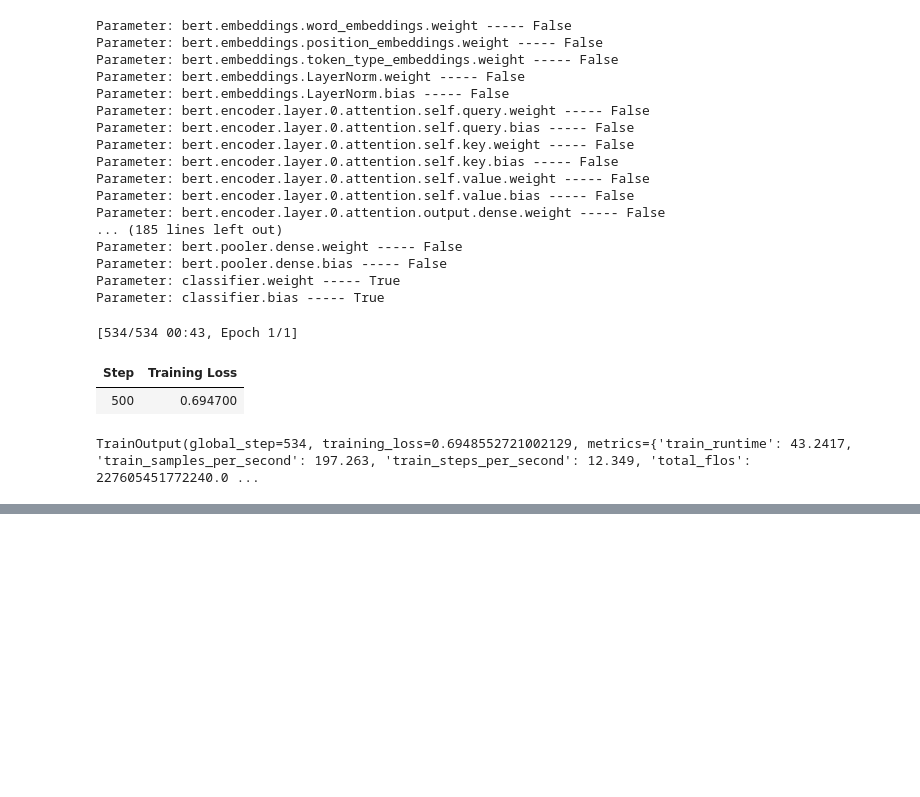
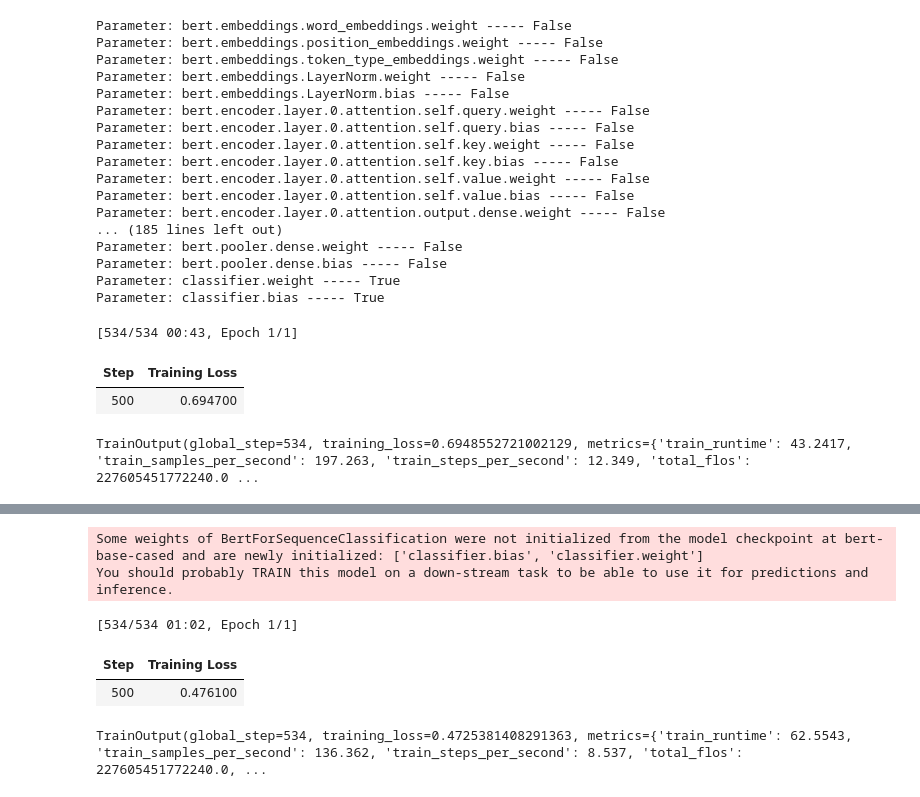
Before and after one commit to Ashishkhurana01/Hands-On-LLM, a Jupyter notebook: ch11_FineTuningRepModels.ipynb, the cells around one changed output, grey strips where cells are left out. Cells and saved outputs as stored; diff of their text form; code cells hidden in the pictures; blank space fills up the shorter version.

```diff
--- a/ch11_FineTuningRepModels.ipynb
+++ b/ch11_FineTuningRepModels.ipynb
@@ -181,0 +192,32 @@ TrainOutput(global_step=534, training_loss=0.6948552721002129, metrics={'train_r
+# %%
+# Load model
+model_id = "bert-base-cased"
+model = AutoModelForSequenceClassification.from_pretrained(
+    model_id, num_labels=2
+)
+tokenizer = AutoTokenizer.from_pretrained(model_id)
+
+# Encoder block 11 starts at index 165, and we freeze everything before that block
+for index, (name, param) in enumerate(model.named_parameters()):
+    if index < 165:
+        param.requires_grad = False
+
+# Trainer which executes the training process
+trainer = Trainer(
+    model=model,
+    args=training_args,
+    train_dataset=tokenized_train,
+    eval_dataset=tokenized_test,
+    tokenizer=tokenizer,
+    data_collator=data_collator,
+    compute_metrics=compute_metrics,
+)
+
+trainer.train()
+# %% [output]
+Some weights of BertForSequenceClassification were not initialized from the model checkpoint at bert-base-cased and are newly initialized: ['classifier.bias', 'classifier.weight']
+You should probably TRAIN this model on a down-stream task to be able to use it for predictions and inference.
+[534/534 01:02, Epoch 1/1]
+| Step | Training Loss |
+| 500 | 0.476100 |
+TrainOutput(global_step=534, training_loss=0.4725381408291363, metrics={'train_runtime': 62.5543, 'train_samples_per_second': 136.362, 'train_steps_per_second': 8.537, 'total_flos': 227605451772240.0, ...
```
Also changed, not shown: parts of 9 cells of this notebook.
